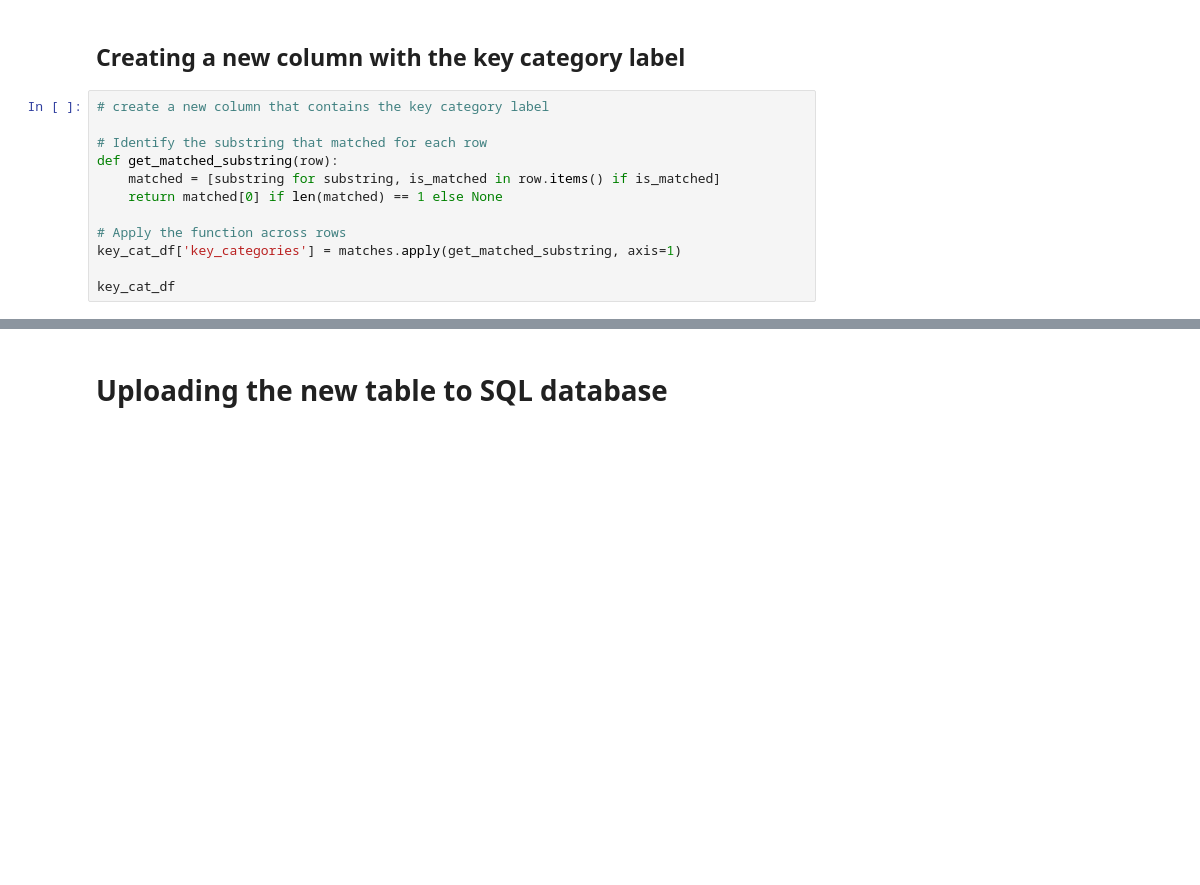
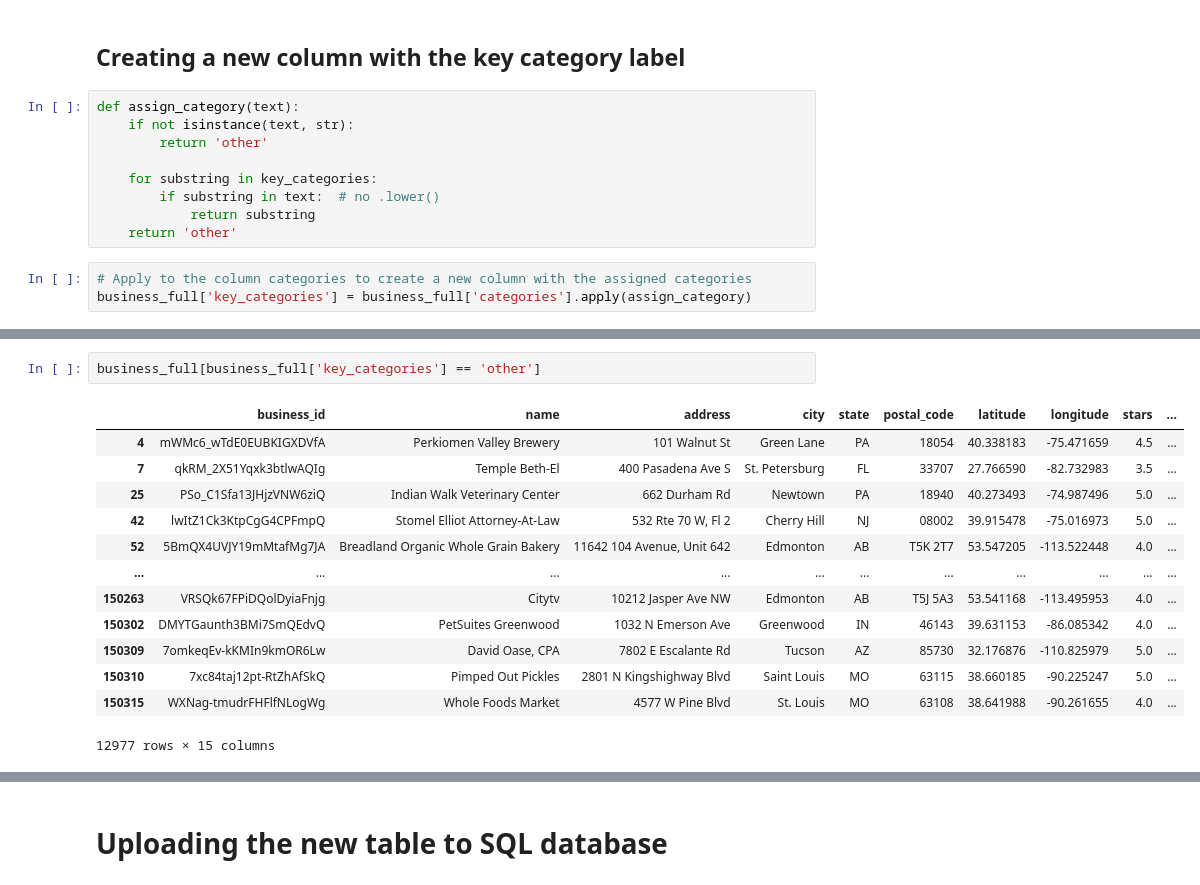
Before and after one commit to DataAnalystAcc/yelp_user_reviews, a Jupyter notebook: categories_analysis.ipynb, the cells around one changed output, grey strips where cells are left out. Cells and saved outputs as stored; diff of their text form; blank space fills up the shorter version.

```diff
--- a/categories_analysis.ipynb
+++ b/categories_analysis.ipynb
@@ -180,14 +425,14 @@ sum(percentages_df["percentage"])
 # %% [markdown]
 ## Creating a new column with the key category label
+# %%
+def assign_category(text):
+    if not isinstance(text, str):
+        return 'other'
+
+    for substring in key_categories:
+        if substring in text:  # no .lower()
+            return substring
+    return 'other'
 # %%
-# create a new column that contains the key category label
-
-# Identify the substring that matched for each row
-def get_matched_substring(row):
-    matched = [substring for substring, is_matched in row.items() if is_matched]
-    return matched[0] if len(matched) == 1 else None
-
-# Apply the function across rows
-key_cat_df['key_categories'] = matches.apply(get_matched_substring, axis=1)
-
-key_cat_df
+# Apply to the column categories to create a new column with the assigned categories
+business_full['key_categories'] = business_full['categories'].apply(assign_category)
@@ -193,0 +467,16 @@ key_cat_df
+# %%
+business_full[business_full['key_categories'] == 'other']
+# %% [output]
+|  | business_id | name | address | city | state | postal_code | latitude | longitude | stars | ... |
+| 4 | mWMc6_wTdE0EUBKIGXDVfA | Perkiomen Valley Brewery | 101 Walnut St | Green Lane | PA | 18054 | 40.338183 | -75.471659 | 4.5 | ... |
+| 7 | qkRM_2X51Yqxk3btlwAQIg | Temple Beth-El | 400 Pasadena Ave S | St. Petersburg | FL | 33707 | 27.766590 | -82.732983 | 3.5 | ... |
+| 25 | PSo_C1Sfa13JHjzVNW6ziQ | Indian Walk Veterinary Center | 662 Durham Rd | Newtown | PA | 18940 | 40.273493 | -74.987496 | 5.0 | ... |
+| 42 | lwItZ1Ck3KtpCgG4CPFmpQ | Stomel Elliot Attorney-At-Law | 532 Rte 70 W, Fl 2 | Cherry Hill | NJ | 08002 | 39.915478 | -75.016973 | 5.0 | ... |
+| 52 | 5BmQX4UVJY19mMtafMg7JA | Breadland Organic Whole Grain Bakery | 11642 104 Avenue, Unit 642 | Edmonton | AB | T5K 2T7 | 53.547205 | -113.522448 | 4.0 | ... |
+| ... | ... | ... | ... | ... | ... | ... | ... | ... | ... | ... |
+| 150263 | VRSQk67FPiDQolDyiaFnjg | Citytv | 10212 Jasper Ave NW | Edmonton | AB | T5J 5A3 | 53.541168 | -113.495953 | 4.0 | ... |
+| 150302 | DMYTGaunth3BMi7SmQEdvQ | PetSuites Greenwood | 1032 N Emerson Ave | Greenwood | IN | 46143 | 39.631153 | -86.085342 | 4.0 | ... |
+| 150309 | 7omkeqEv-kKMIn9kmOR6Lw | David Oase, CPA | 7802 E Escalante Rd | Tucson | AZ | 85730 | 32.176876 | -110.825979 | 5.0 | ... |
+| 150310 | 7xc84taj12pt-RtZhAfSkQ | Pimped Out Pickles | 2801 N Kingshighway Blvd | Saint Louis | MO | 63115 | 38.660185 | -90.225247 | 5.0 | ... |
+| 150315 | WXNag-tmudrFHFlfNLogWg | Whole Foods Market | 4577 W Pine Blvd | St. Louis | MO | 63108 | 38.641988 | -90.261655 | 4.0 | ... |
+12977 rows × 15 columns
```
Also changed, not shown: parts of 37 cells of this notebook, 8 other files.
